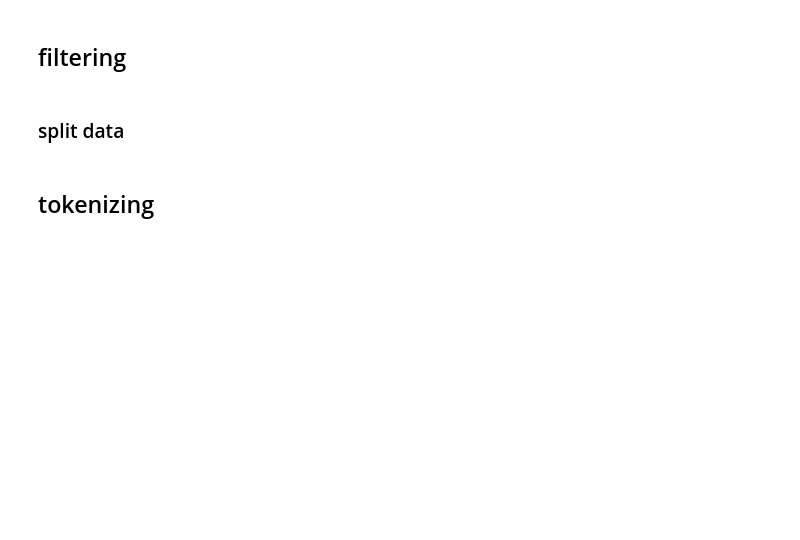
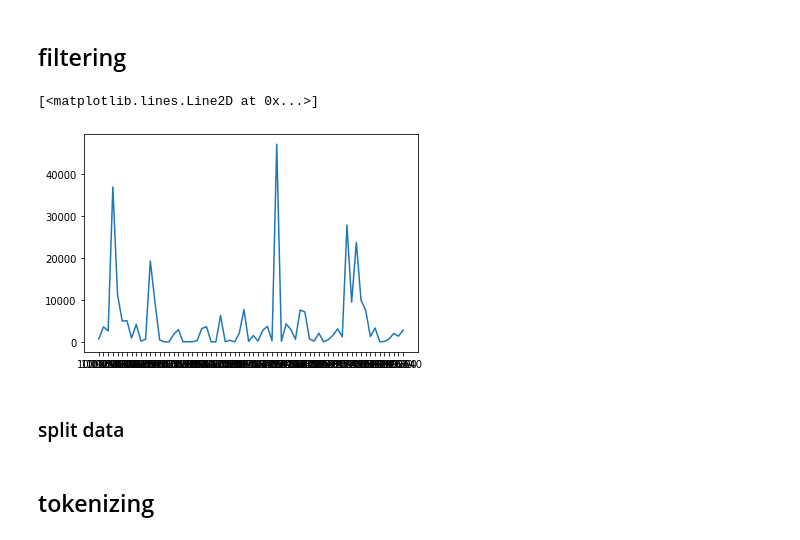
Before and after one commit to 21jun/steam-youtube-explorer, a Jupyter notebook: nb_entropy.ipynb, the cells around one changed output. Cells and saved outputs as stored; diff of their text form; code cells hidden in the pictures; blank space fills up the shorter version.

```diff
--- a/nb_entropy.ipynb
+++ b/nb_entropy.ipynb
@@ -53,13 +79,19 @@ df_all = df_all.loc[:,~df_all.columns.duplicated()]
 # %%
-# 출시전 댓글만 남기기
-df_all = df_all[df_all['publishedAt']<df_all['first_date']]
+# 출시후 30일까지 댓글만 남기기
+df_all['after30days'] = pd.DatetimeIndex(df_all['first_date']) + pd.DateOffset(30)
+df_all = df_all[df_all['publishedAt']<=df_all['after30days']]
 # %%
 # likeCount 1개 이상인 경우만 필터링
-df_all = df_all[df_all['likeCount'] > 1]
+# df_all = df_all[df_all['likeCount'] > 1]
 # %%
 # outlier
 # 732690 : FIVE NIGHTS AT FREDDYS VR HELP WANTED
-df_all = df_all.drop(df_all[df_all['appid']==732690].index)
+df_all = df_all.drop(df_all[df_all['appid']=='732690'].index)
+# %%
+plt.plot(df_all.groupby('appid').count()['text'])
+# %% [output]
+[<matplotlib.lines.Line2D at 0x...>]
+[figure, added]
 # %% [markdown]
 ### split data
 # %%
```
Also changed, not shown: parts of 26 cells of this notebook.
